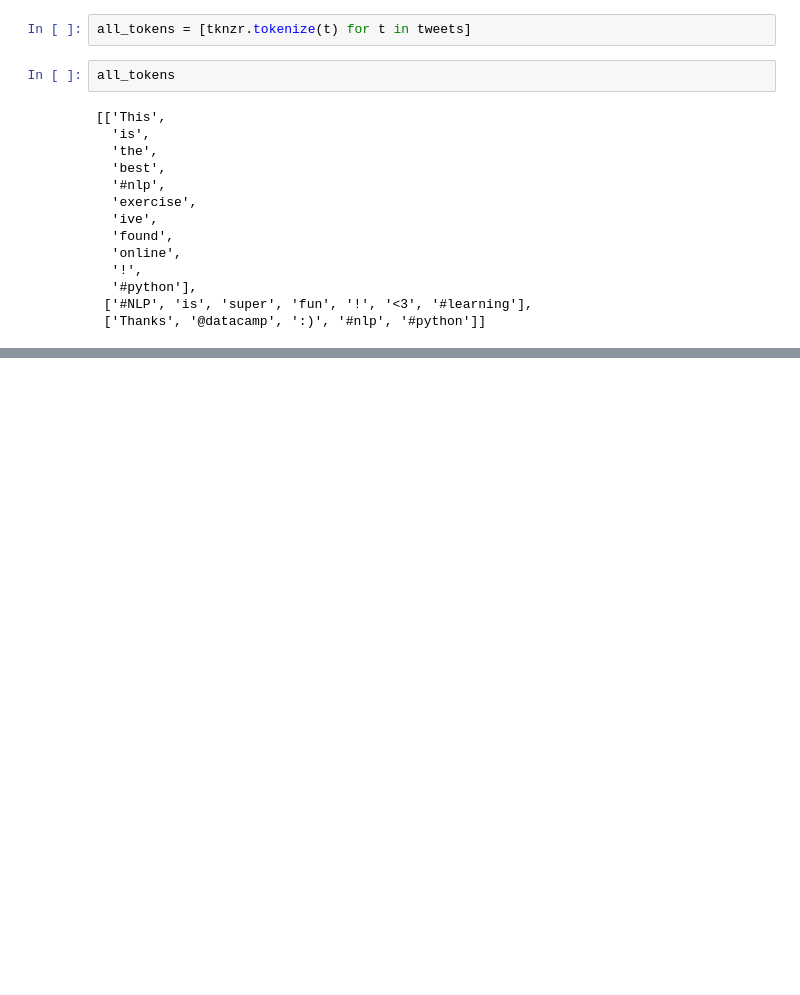
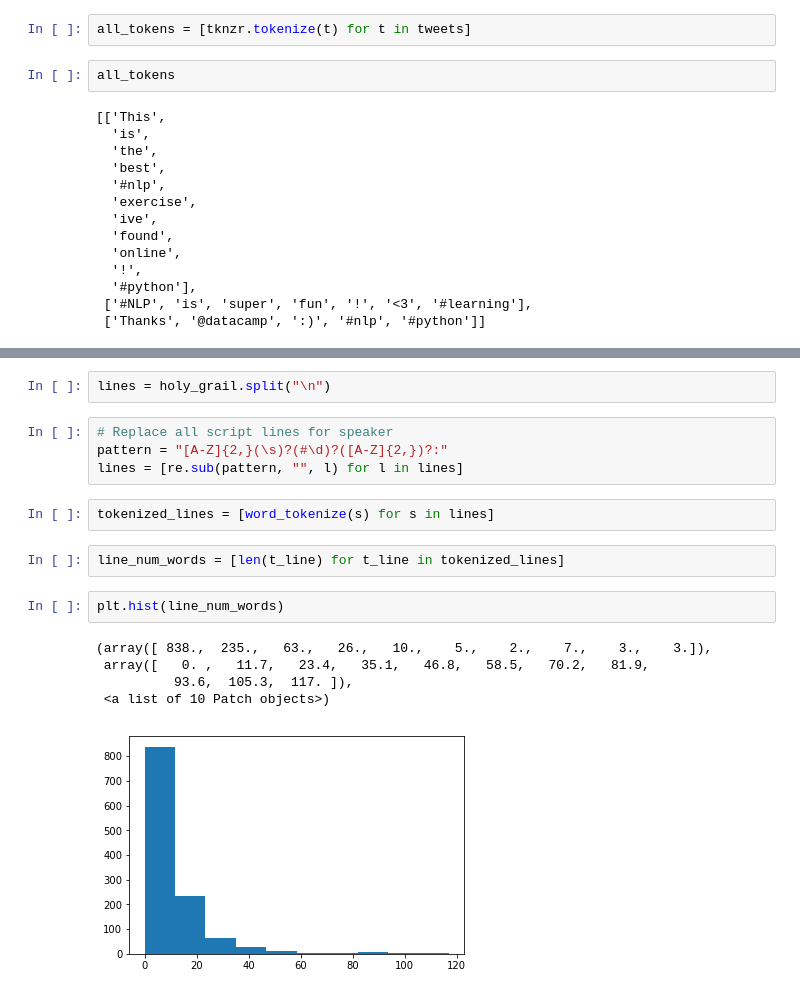
Before and after one commit to iamjz/Python-Data, a Jupyter notebook: TokenizationBasics.ipynb, the cells around one changed output, grey strips where cells are left out. Drawn from its saved outputs; the diff is of its cells as text; blank space fills up the shorter version.

```diff
--- a/TokenizationBasics.ipynb
+++ b/TokenizationBasics.ipynb
@@ -140,0 +195,18 @@ all_tokens
+# %%
+lines = holy_grail.split("\n")
+# %%
+# Replace all script lines for speaker
+pattern = "[A-Z]{2,}(\s)?(#\d)?([A-Z]{2,})?:"
+lines = [re.sub(pattern, "", l) for l in lines]
+# %%
+tokenized_lines = [word_tokenize(s) for s in lines]
+# %%
+line_num_words = [len(t_line) for t_line in tokenized_lines]
+# %%
+plt.hist(line_num_words)
+# %% [output]
+(array([ 838.,  235.,   63.,   26.,   10.,    5.,    2.,    7.,    3.,    3.]),
+ array([   0. ,   11.7,   23.4,   35.1,   46.8,   58.5,   70.2,   81.9,
+          93.6,  105.3,  117. ]),
+ <a list of 10 Patch objects>)
+[figure, added]
```
Also changed, not shown: parts of 14 cells of this notebook.
